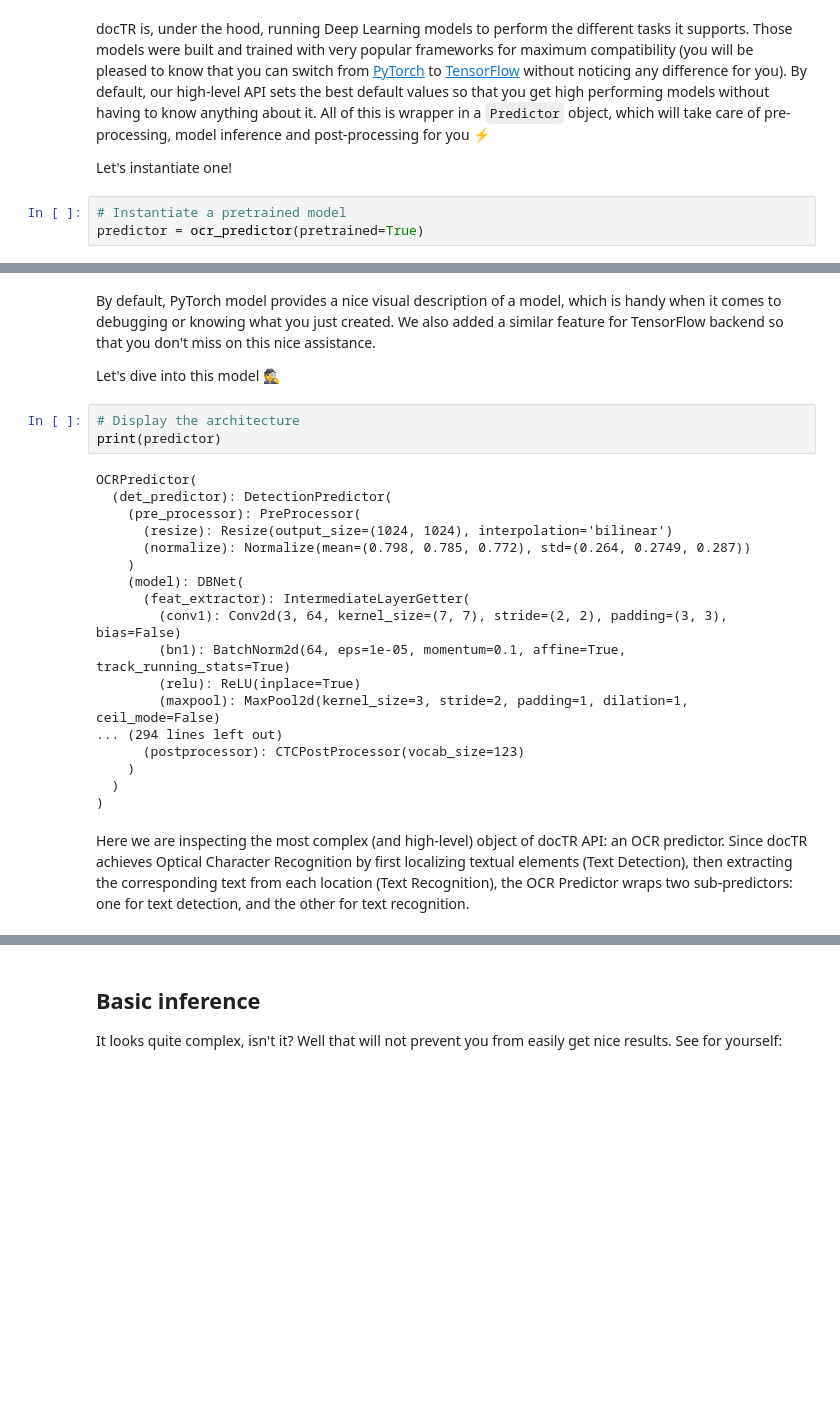
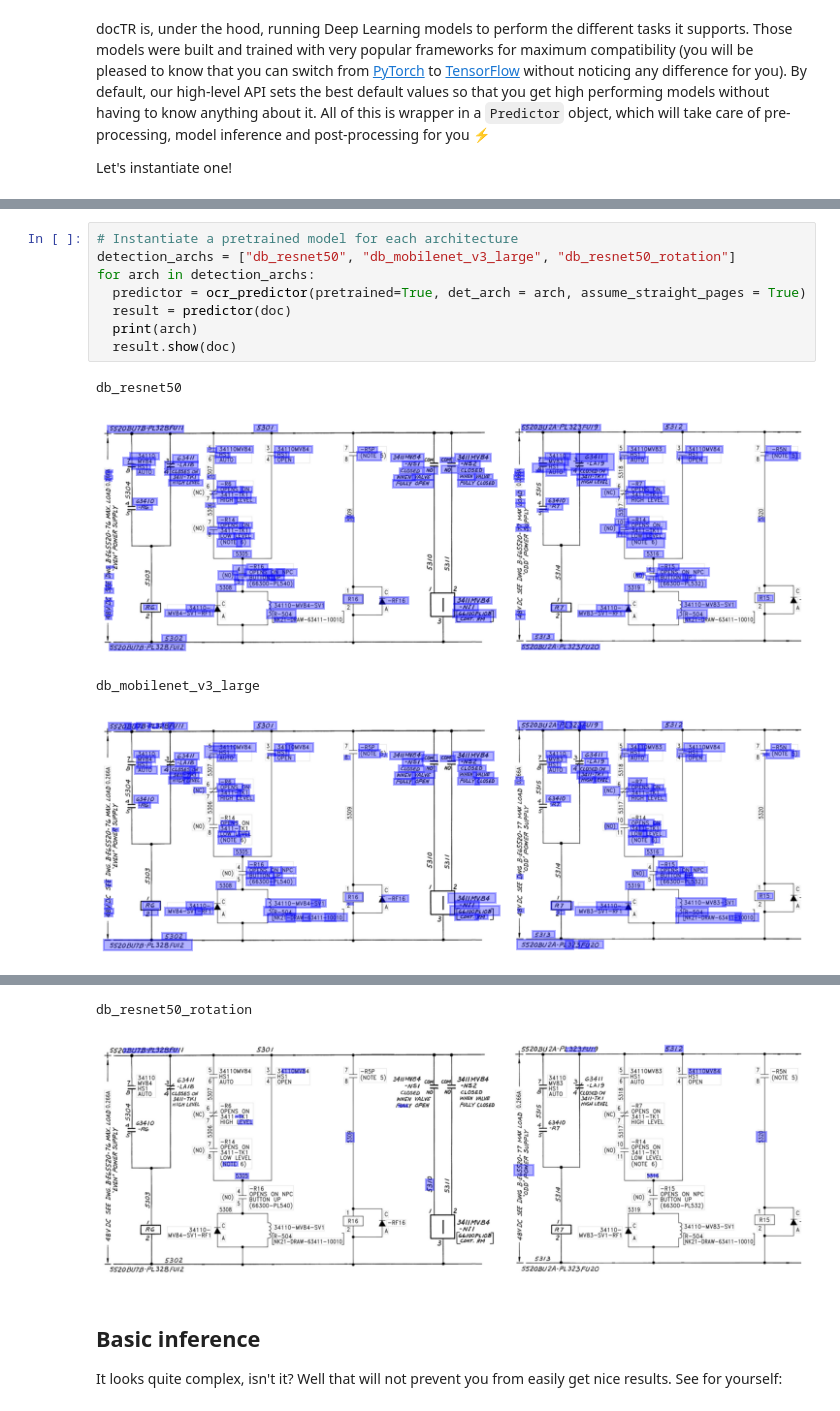
Before and after one commit to cowiety/cowiety, a Jupyter notebook: doctr/docTR quick start.ipynb, the cells around one changed output, grey strips where cells are left out. Cells and saved outputs as stored; diff of their text form; blank space fills up the shorter version.

```diff
--- a/doctr/docTR quick start.ipynb
+++ b/doctr/docTR quick start.ipynb
@@ -74,6 +70,3 @@ Number of pages: 1
 docTR is, under the hood, running Deep Learning models to perform the different tasks it supports. Those models were built and trained with very popular frameworks for maximum compatibility (you will be pleased to know that you can switch from [PyTorch](https://pytorch.org/) to [TensorFlow](https://www.tensorflow.org/) without noticing any difference for you). By default, our high-level API sets the best default values so that you get high performing models without having to know anything about it. All of this is wrapper in a `Predictor` object, which will take care of pre-processing, model inference and post-processing for you ⚡
 
 Let's instantiate one!
-# %%
-# Instantiate a pretrained model
-predictor = ocr_predictor(pretrained=True)
@@ -83,27 +73,13 @@ Downloading https://github.com/mindee/doctr/releases/download/v0.3.1/crnn_vgg16_
-# %% [markdown]
-By default, PyTorch model provides a nice visual description of a model, which is handy when it comes to debugging or knowing what you just created. We also added a similar feature for TensorFlow backend so that you don't miss on this nice assistance.
-
-Let's dive into this model 🕵
-# %%
-# Display the architecture
-print(predictor)
-# %% [output]
-OCRPredictor(
-  (det_predictor): DetectionPredictor(
-    (pre_processor): PreProcessor(
-      (resize): Resize(output_size=(1024, 1024), interpolation='bilinear')
-      (normalize): Normalize(mean=(0.798, 0.785, 0.772), std=(0.264, 0.2749, 0.287))
-    )
-    (model): DBNet(
-      (feat_extractor): IntermediateLayerGetter(
-        (conv1): Conv2d(3, 64, kernel_size=(7, 7), stride=(2, 2), padding=(3, 3), bias=False)
-        (bn1): BatchNorm2d(64, eps=1e-05, momentum=0.1, affine=True, track_running_stats=True)
-        (relu): ReLU(inplace=True)
-        (maxpool): MaxPool2d(kernel_size=3, stride=2, padding=1, dilation=1, ceil_mode=False)
-... (294 lines left out)
-      (postprocessor): CTCPostProcessor(vocab_size=123)
-    )
-  )
-)
-# %% [markdown]
-Here we are inspecting the most complex (and high-level) object of docTR API: an OCR predictor. Since docTR achieves Optical Character Recognition by first localizing textual elements (Text Detection), then extracting the corresponding text from each location (Text Recognition), the OCR Predictor wraps two sub-predictors: one for text detection, and the other for text recognition.
+# %%
+# Instantiate a pretrained model for each architecture
+detection_archs = ["db_resnet50", "db_mobilenet_v3_large", "db_resnet50_rotation"]
+for arch in detection_archs:
+  predictor = ocr_predictor(pretrained=True, det_arch = arch, assume_straight_pages = True)
+  result = predictor(doc)
+  print(arch)
+  result.show(doc)
+# %% [output]
+db_resnet50
+[figure, added]
+db_mobilenet_v3_large
+[figure, added]
@@ -110,3 +87,5 @@ Here we are inspecting the most complex (and high-level) object of docTR API: an
+db_resnet50_rotation
+[figure, added]
 # %% [markdown]
 ## Basic inference
 
```
Also changed, not shown: parts of 10 cells of this notebook.
